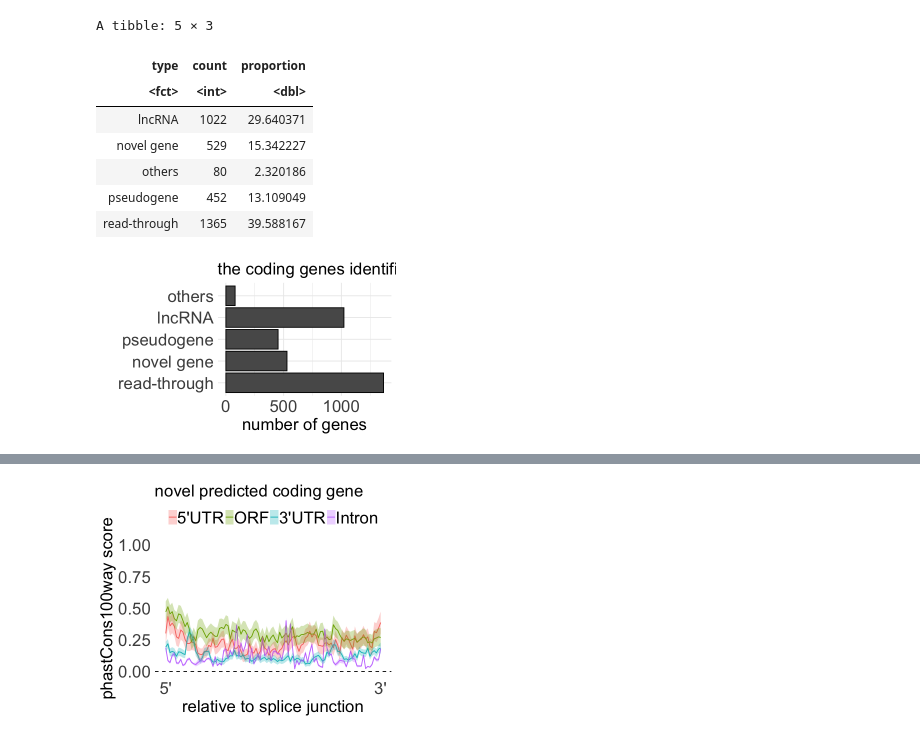
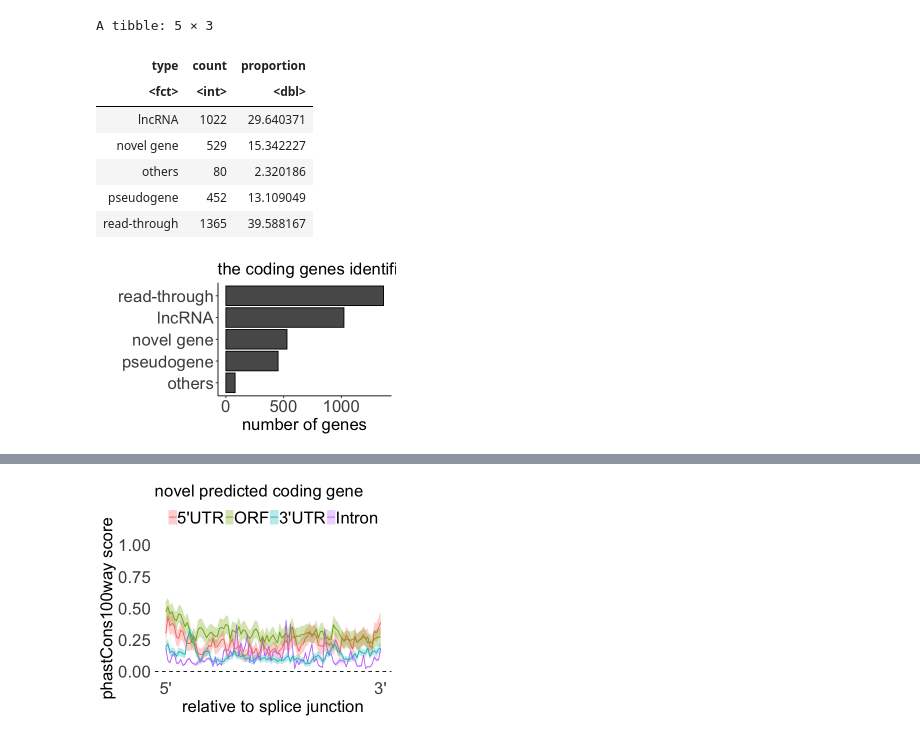
Before and after one commit to juninamo/TRAILS, a Jupyter notebook: Figures/Figure2.ipynb, the cells around one changed output, grey strips where cells are left out. Saved outputs shown, nothing was run; the diff lists cells and outputs as text; code cells hidden in the pictures.

```diff
--- a/Figures/Figure2.ipynb
+++ b/Figures/Figure2.ipynb
@@ -89,36 +89,36 @@ out %>%
   )) %>%
   dplyr::group_by(type) %>%
   dplyr::summarise(count = n()) %>%
   dplyr::mutate(proportion = 100*count/sum(count),
                 type = factor(type, levels = c("read-through","novel gene","pseudogene","lncRNA","others"))) %>%
-  ggplot(data=., aes(x=type, y=count), fill="black") +
+  ggplot(data=., aes(x=reorder(type,count), y=count), fill="black") +
   geom_bar(stat="identity", color="black", position=position_dodge())+
-  theme_minimal() +
+  theme_classic() +
   ggtitle ("the coding genes identified only in the Isoform Atlas ") +
   ylab("number of genes") +
   xlab("") +
   coord_flip() +
   theme(strip.text.x=element_text(size=20, color="black", face="bold"),
         strip.text.y=element_text(size=20, color="black", face="bold"),
         legend.position = "bottom",
         plot.title = element_text(size=20),
         axis.title.x = element_text(size=20),
         axis.title.y = element_text(size =20),
         axis.text.y = element_text(size = 20),
         axis.text.x = element_text(size = 20),
         legend.text =  element_text(size = 15),
         legend.key.size = grid::unit(1, "lines"),
         legend.title = element_text(size = 0, hjust = 0))
 # %% [output]
 A tibble: 5 × 3
 | type | count | proportion |
 | <fct> | <int> | <dbl> |
 | lncRNA | 1022 | 29.640371 |
 | novel gene | 529 | 15.342227 |
 | others | 80 | 2.320186 |
 | pseudogene | 452 | 13.109049 |
 | read-through | 1365 | 39.588167 |
-[figure, old version]
+[figure, new version]
 # %%
 gene="SIGLEC9|SIGLEC7|SIGLEC7_SIGLEC9"
 
```
Also changed, not shown: parts of 2 cells of this notebook, 4 other files.
